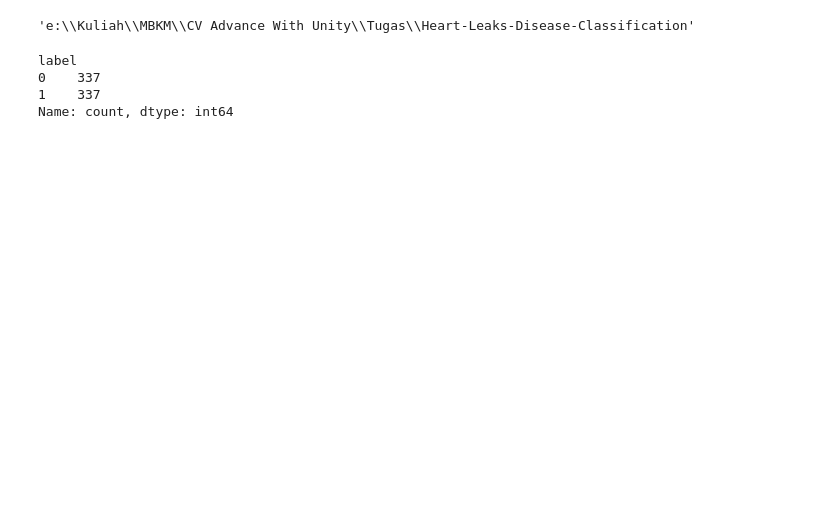
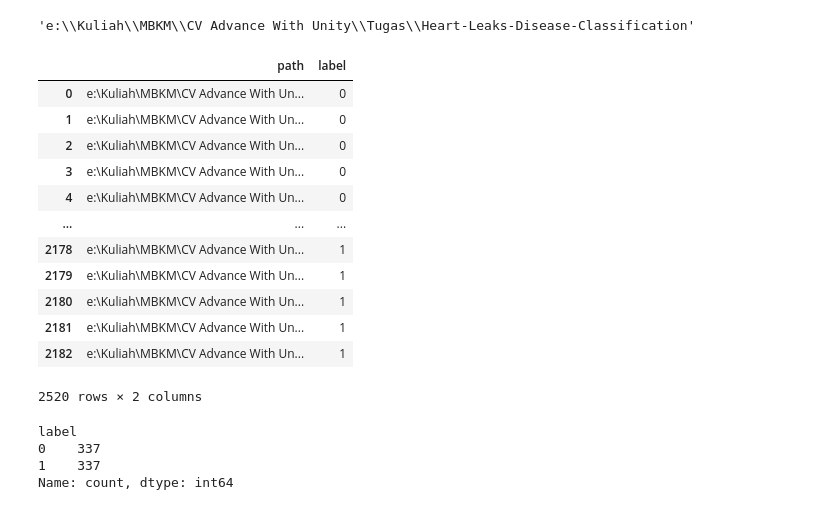
Before and after one commit to Daffin-TW/Heart-Leaks-Disease-Classification, a Jupyter notebook: scripts/2_preprocessData.ipynb, the cells around one changed output. Saved outputs shown, nothing was run; the diff lists cells and outputs as text; code cells hidden in the pictures; blank space fills up the shorter version.

```diff
--- a/scripts/2_preprocessData.ipynb
+++ b/scripts/2_preprocessData.ipynb
@@ -49,6 +49,22 @@ df = pd.DataFrame({'path': nor_fr_list_path, 'label': 0})
 df = pd.concat([df, pd.DataFrame({'path': vsd_fr_list_path, 'label': 1})])
 X = df[['path']]
 y = df['label']
+# %%
+df
+# %% [output]
+|  | path | label |
+| 0 | e:\Kuliah\MBKM\CV Advance With Un... | 0 |
+| 1 | e:\Kuliah\MBKM\CV Advance With Un... | 0 |
+| 2 | e:\Kuliah\MBKM\CV Advance With Un... | 0 |
+| 3 | e:\Kuliah\MBKM\CV Advance With Un... | 0 |
+| 4 | e:\Kuliah\MBKM\CV Advance With Un... | 0 |
+| ... | ... | ... |
+| 2178 | e:\Kuliah\MBKM\CV Advance With Un... | 1 |
+| 2179 | e:\Kuliah\MBKM\CV Advance With Un... | 1 |
+| 2180 | e:\Kuliah\MBKM\CV Advance With Un... | 1 |
+| 2181 | e:\Kuliah\MBKM\CV Advance With Un... | 1 |
+| 2182 | e:\Kuliah\MBKM\CV Advance With Un... | 1 |
+2520 rows × 2 columns
 # %%
 from imblearn.under_sampling import RandomUnderSampler
 rus = RandomUnderSampler()
```
Also changed, not shown: 1 other file.
